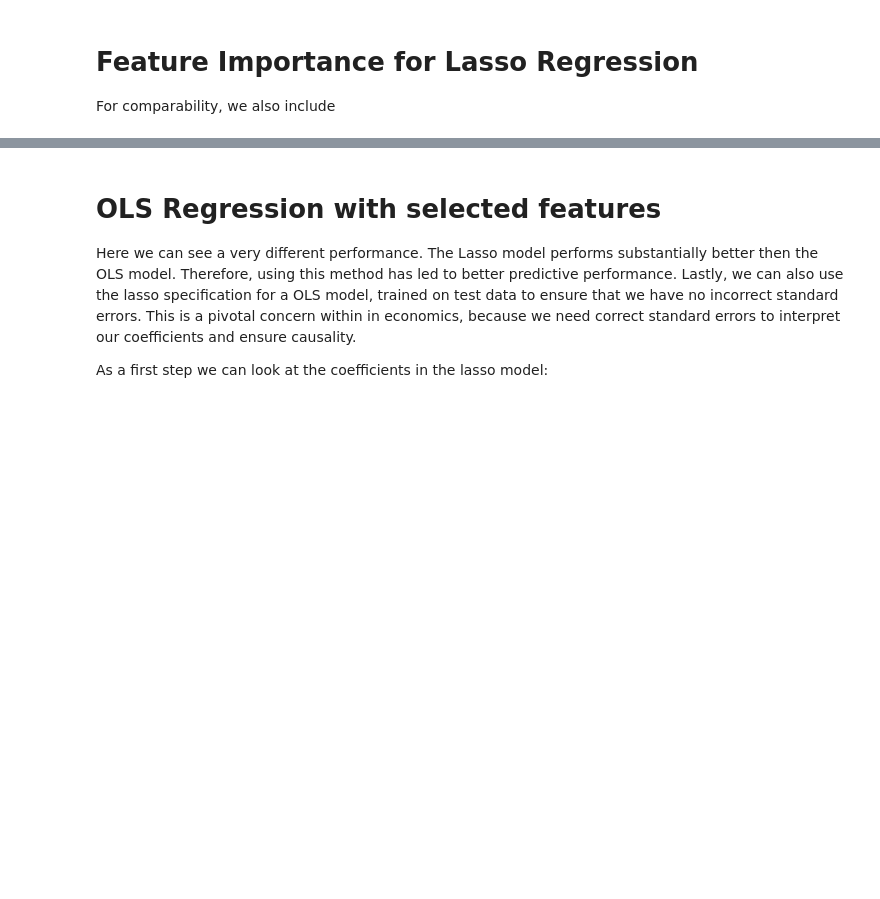
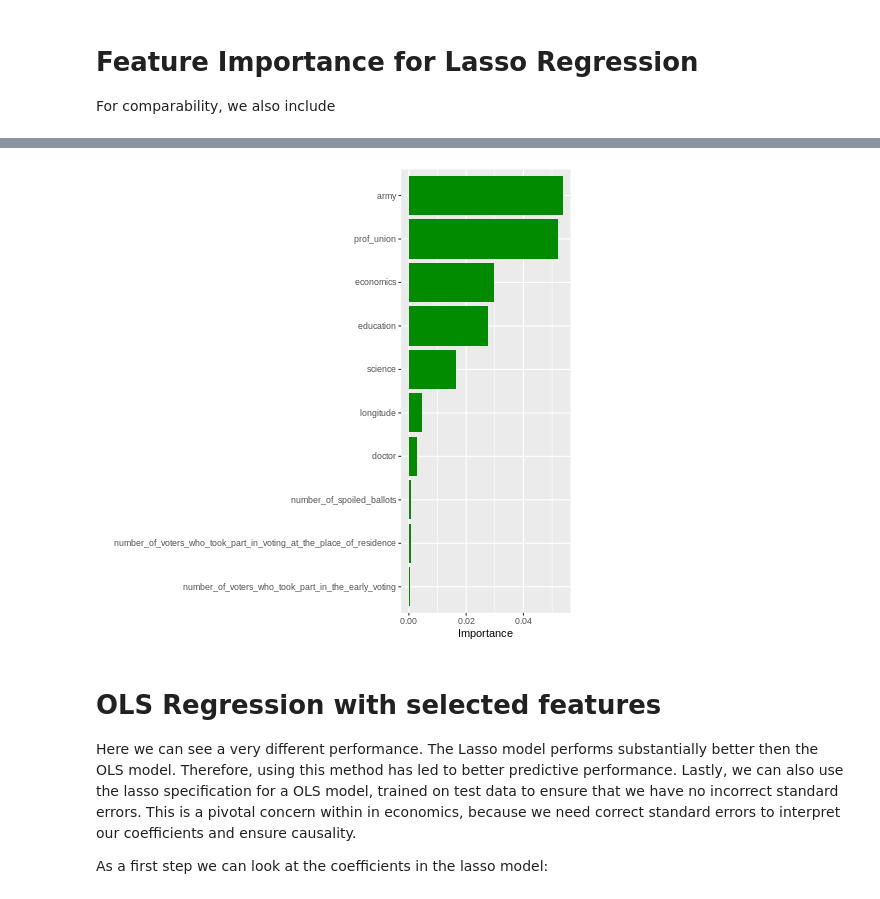
Before and after one commit to danielsaggau/Elections-Belarus, a Jupyter notebook: Belarus_ML_Full_Analysis.ipynb, the cells around one changed output, grey strips where cells are left out. Cells and saved outputs as stored; diff of their text form; code cells hidden in the pictures; blank space fills up the shorter version.

```diff
--- a/Belarus_ML_Full_Analysis.ipynb
+++ b/Belarus_ML_Full_Analysis.ipynb
@@ -233,11 +259,23 @@ We use a split of 0.66.
 For reference, we are using a slightly modified dataset here because we use regression as a categorical variable and not use dummies for each region due to the limited number of observations which prove to be inconvient for subsequent regression analysis. Irrespective, we will later on look at geospatial voting information to get a more fine grained picture of what the geospatial variation looks like.
 # %%
 %%R
-set.seed(123)
-data <- read_excel("df_merge_d.xlsx")
+data <- read_excel("df_merge_d.xlsx",
+     col_types = c("numeric", "text", "numeric",  "numeric", "numeric", "numeric",
+         "numeric", "numeric", "numeric",   "numeric", "numeric", "numeric",
+         "numeric", "skip", "numeric", "skip",
+         "numeric", "numeric", "numeric",
+         "numeric", "numeric", "numeric",
+         "numeric", "numeric", "numeric",
+         "numeric", "numeric", "numeric",
+         "numeric"))
+
+#data <- read_excel("df_merge_d.xlsx")
 data = data[-(9:13)] # removing
+data = data[-(1:2)] # removing name of obs
+
 p = ncol(data) -1
 n <- nrow(data)
+set.seed(12)
 ind_train = sample(x = 1:n, size = ceiling(0.66 * n))
 set_train = data[ind_train,]
 ind_test = setdiff(x=1:n, ind_train)
@@ -347,3 +505,9 @@ vip(rfo, width = 0.5, aesthetics = list(fill = "green3"))
+# %%
+%%R
+# backward <- step(model_lasso, direction = "backward", trace = 0)
+vip(model_lasso, width = 0.5, aesthetics = list(fill = "green4"))
+# %% [output]
+[figure, added]
 # %% [markdown]
 # OLS Regression with selected features
 
```
Also changed, not shown: parts of 26 cells of this notebook.
